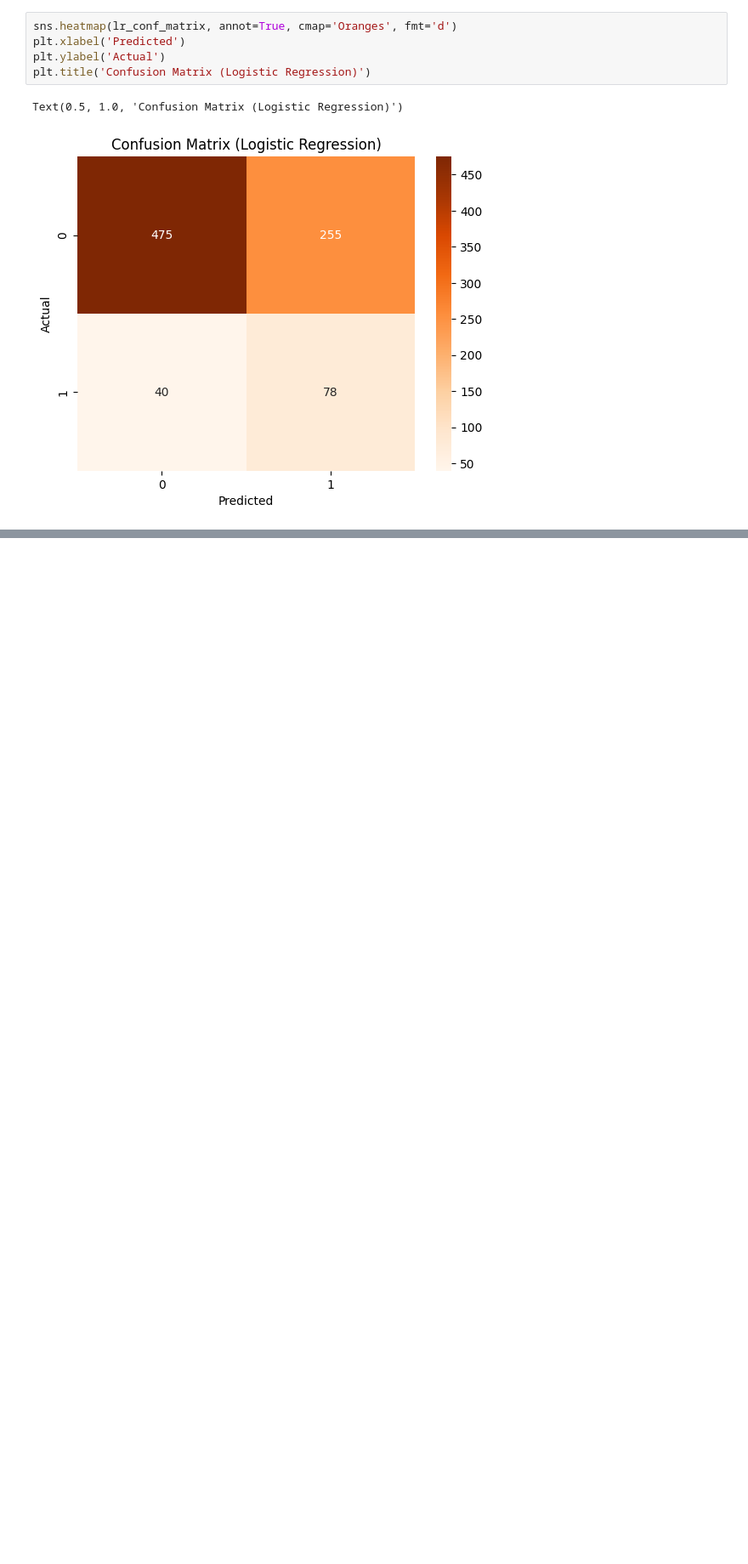
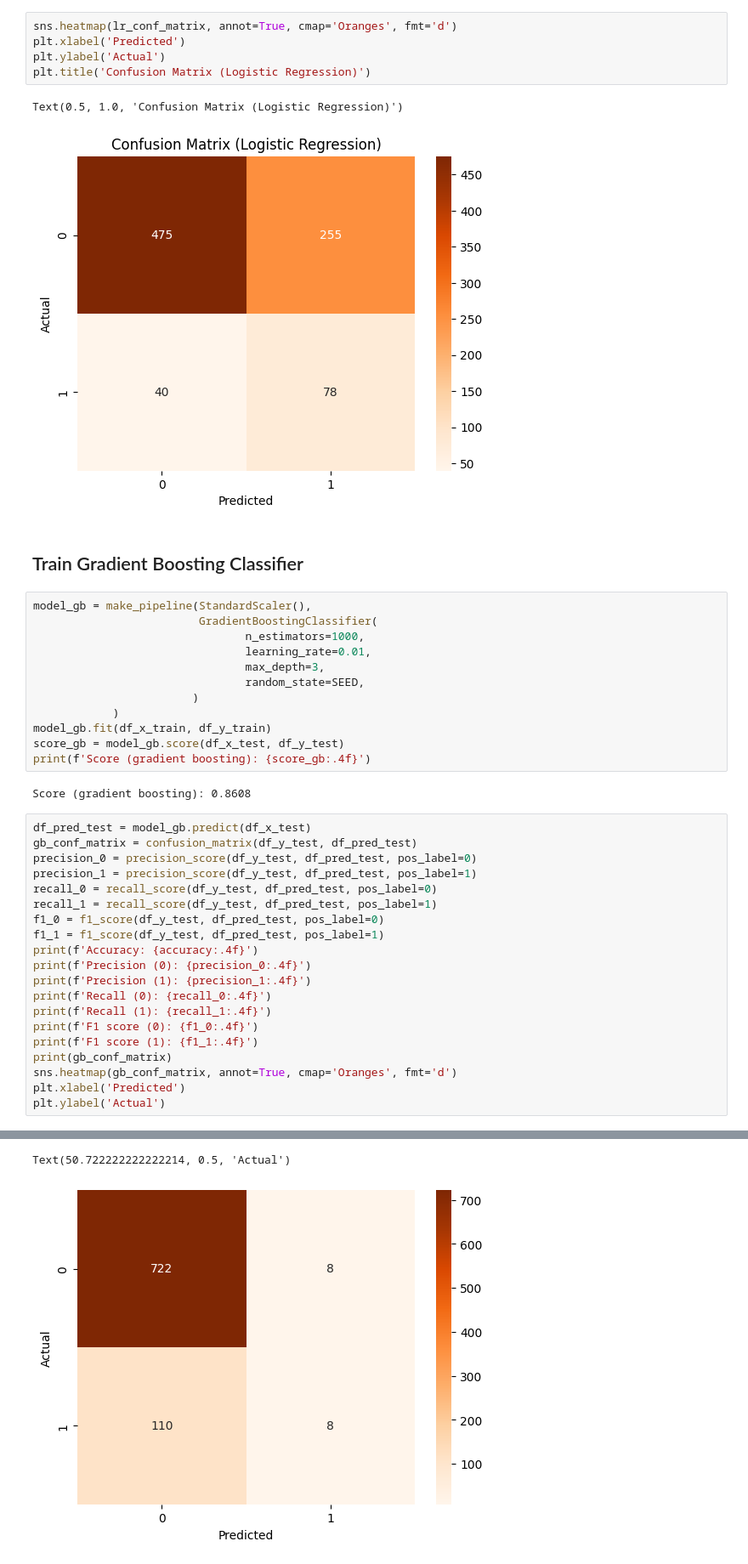
Before and after one commit to azmiozgen/utilynx, a Jupyter notebook: lib/machine_learning/logistic_regression.ipynb, the cells around one changed output, grey strips where cells are left out. Shown: that part at 85% size. Saved outputs shown, nothing was run; the diff lists cells and outputs as text; blank space fills up the shorter version.

Commit message:
feat: add bagging-boosting and rename

```diff
--- a/lib/machine_learning/logistic_regression.ipynb
+++ b/lib/machine_learning/logistic_regression.ipynb
@@ -219,3 +220,40 @@ plt.title('Confusion Matrix (Logistic Regression)')
 # %% [output]
 Text(0.5, 1.0, 'Confusion Matrix (Logistic Regression)')
 [figure]
+# %% [markdown]
+## Train Gradient Boosting Classifier
+# %%
+model_gb = make_pipeline(StandardScaler(),
+                         GradientBoostingClassifier(
+                                n_estimators=1000,
+                                learning_rate=0.01,
+                                max_depth=3,
+                                random_state=SEED,
+                        )
+            )
+model_gb.fit(df_x_train, df_y_train)
+score_gb = model_gb.score(df_x_test, df_y_test)
+print(f'Score (gradient boosting): {score_gb:.4f}')
+# %% [output]
+Score (gradient boosting): 0.8608
+# %%
+df_pred_test = model_gb.predict(df_x_test)
+gb_conf_matrix = confusion_matrix(df_y_test, df_pred_test)
+precision_0 = precision_score(df_y_test, df_pred_test, pos_label=0)
+precision_1 = precision_score(df_y_test, df_pred_test, pos_label=1)
+recall_0 = recall_score(df_y_test, df_pred_test, pos_label=0)
+recall_1 = recall_score(df_y_test, df_pred_test, pos_label=1)
+f1_0 = f1_score(df_y_test, df_pred_test, pos_label=0)
+f1_1 = f1_score(df_y_test, df_pred_test, pos_label=1)
+print(f'Accuracy: {accuracy:.4f}')
+print(f'Precision (0): {precision_0:.4f}')
+print(f'Precision (1): {precision_1:.4f}')
+print(f'Recall (0): {recall_0:.4f}')
+print(f'Recall (1): {recall_1:.4f}')
+print(f'F1 score (0): {f1_0:.4f}')
+print(f'F1 score (1): {f1_1:.4f}')
+print(gb_conf_matrix)
+sns.heatmap(gb_conf_matrix, annot=True, cmap='Oranges', fmt='d')
+plt.xlabel('Predicted')
+plt.ylabel('Actual')
+# %% [output]
@@ -221,0 +269,2 @@ Text(0.5, 1.0, 'Confusion Matrix (Logistic Regression)')
+Text(50.722222222222214, 0.5, 'Actual')
+[figure, added]
```
Also changed, not shown: parts of 3 cells of this notebook, 1 other file.
